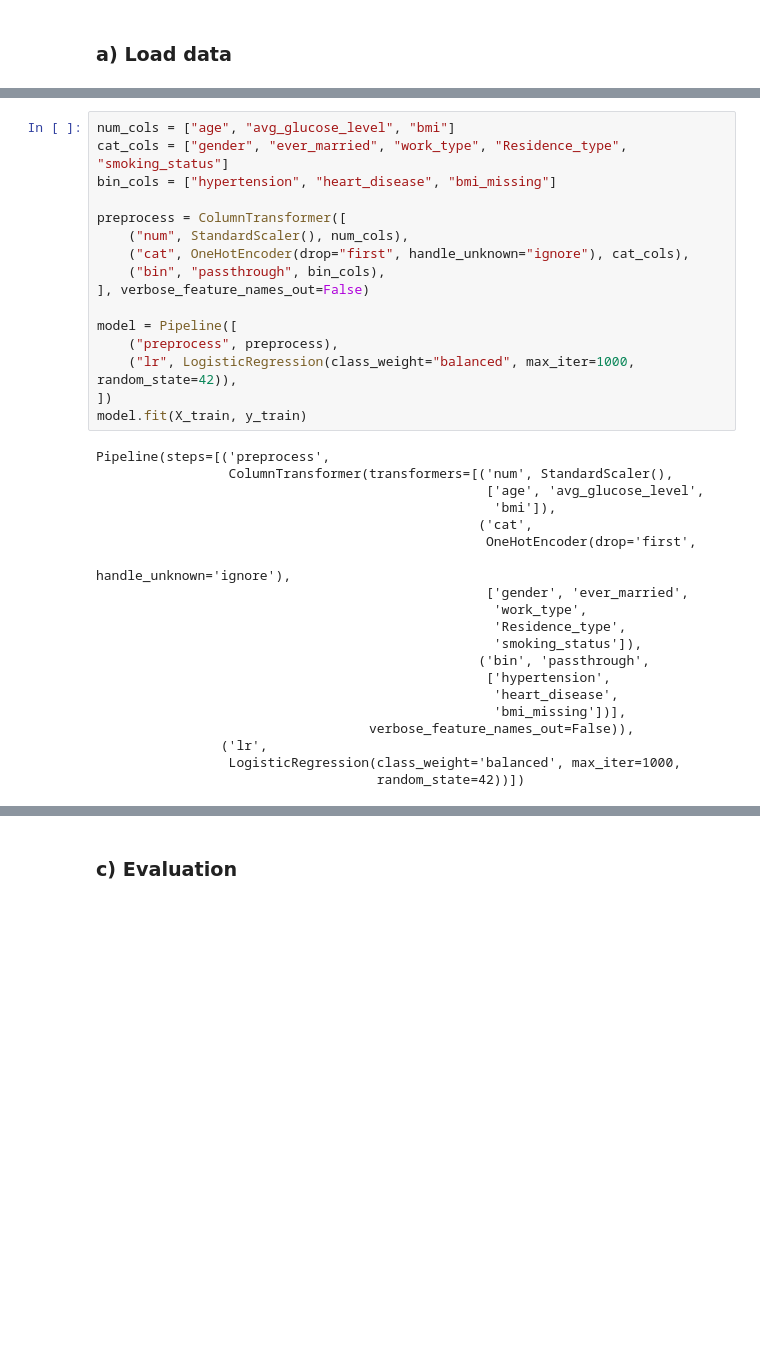
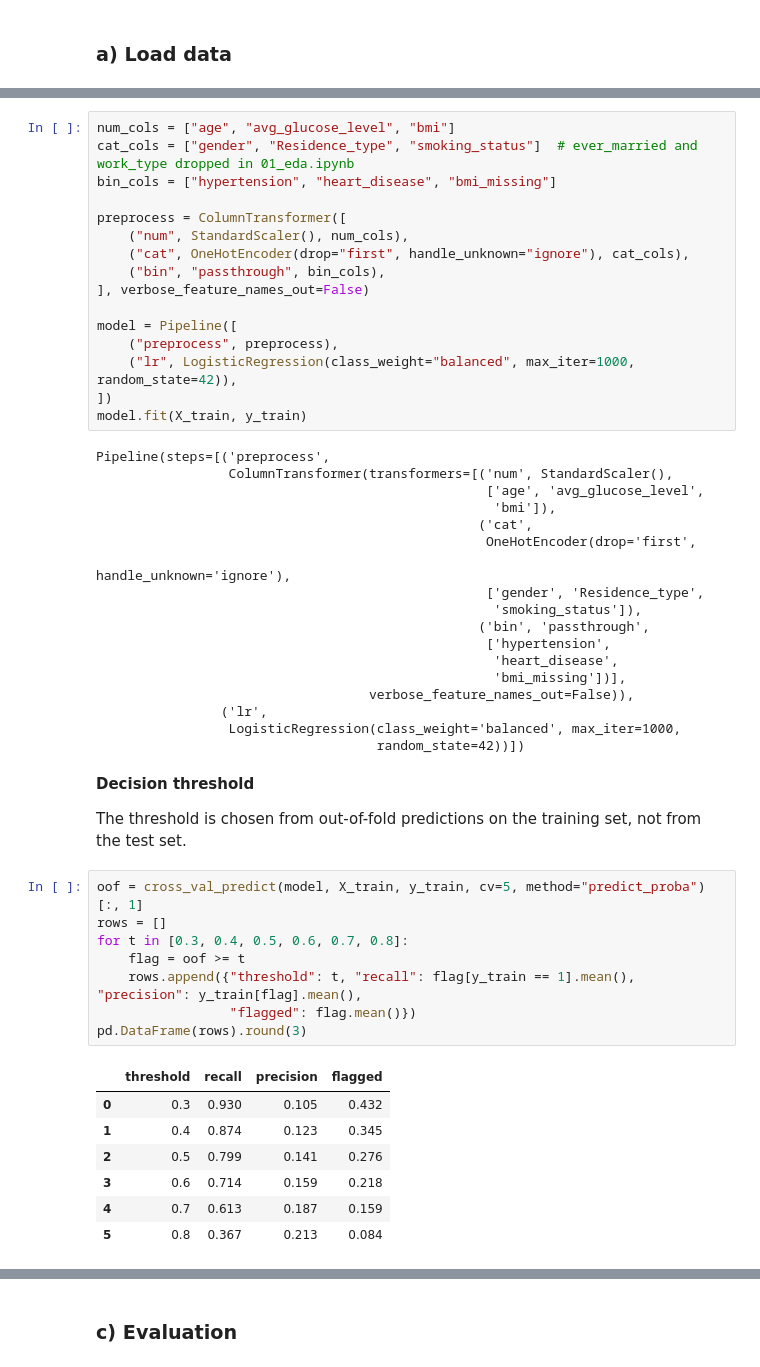
Before and after one commit to YeeJingGan/WQF7009---Assignment-1, a Jupyter notebook: 02_logistic_regression.ipynb, the cells around one changed output, grey strips where cells are left out. Cells and saved outputs as stored; diff of their text form; blank space fills up the shorter version.

```diff
--- a/02_logistic_regression.ipynb
+++ b/02_logistic_regression.ipynb
@@ -54,7 +57,7 @@ Test:  (1022, 11), stroke rate 4.89%
 `class_weight="balanced"` handles the class imbalance (~4.9% stroke) by giving stroke cases more weight.
 # %%
 num_cols = ["age", "avg_glucose_level", "bmi"]
-cat_cols = ["gender", "ever_married", "work_type", "Residence_type", "smoking_status"]
+cat_cols = ["gender", "Residence_type", "smoking_status"]  # ever_married and work_type dropped in 01_eda.ipynb
 bin_cols = ["hypertension", "heart_disease", "bmi_missing"]
 
 preprocess = ColumnTransformer([
@@ -76,9 +79,7 @@ Pipeline(steps=[('preprocess',
                                                  ('cat',
                                                   OneHotEncoder(drop='first',
                                                                 handle_unknown='ignore'),
-                                                  ['gender', 'ever_married',
-                                                   'work_type',
-                                                   'Residence_type',
+                                                  ['gender', 'Residence_type',
                                                    'smoking_status']),
                                                  ('bin', 'passthrough',
                                                   ['hypertension',
@@ -88,3 +89,23 @@ Pipeline(steps=[('preprocess',
                 ('lr',
                  LogisticRegression(class_weight='balanced', max_iter=1000,
                                     random_state=42))])
+# %% [markdown]
+**Decision threshold**
+
+The threshold is chosen from out-of-fold predictions on the training set, not from the test set.
+# %%
+oof = cross_val_predict(model, X_train, y_train, cv=5, method="predict_proba")[:, 1]
+rows = []
+for t in [0.3, 0.4, 0.5, 0.6, 0.7, 0.8]:
+    flag = oof >= t
+    rows.append({"threshold": t, "recall": flag[y_train == 1].mean(), "precision": y_train[flag].mean(),
+                 "flagged": flag.mean()})
+pd.DataFrame(rows).round(3)
+# %% [output]
+|  | threshold | recall | precision | flagged |
+| 0 | 0.3 | 0.930 | 0.105 | 0.432 |
+| 1 | 0.4 | 0.874 | 0.123 | 0.345 |
+| 2 | 0.5 | 0.799 | 0.141 | 0.276 |
+| 3 | 0.6 | 0.714 | 0.159 | 0.218 |
+| 4 | 0.7 | 0.613 | 0.187 | 0.159 |
+| 5 | 0.8 | 0.367 | 0.213 | 0.084 |
```
Also changed, not shown: parts of 26 cells of this notebook, 8 other files.
